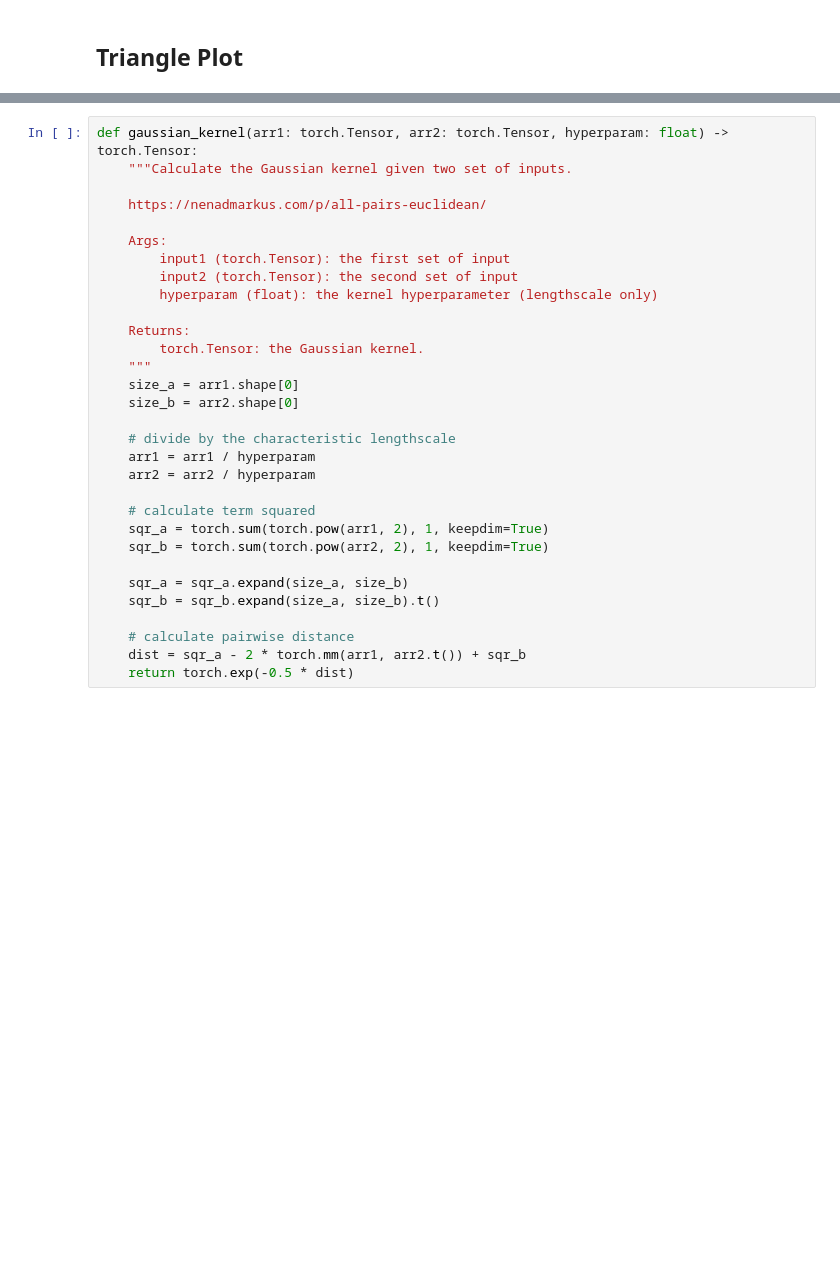
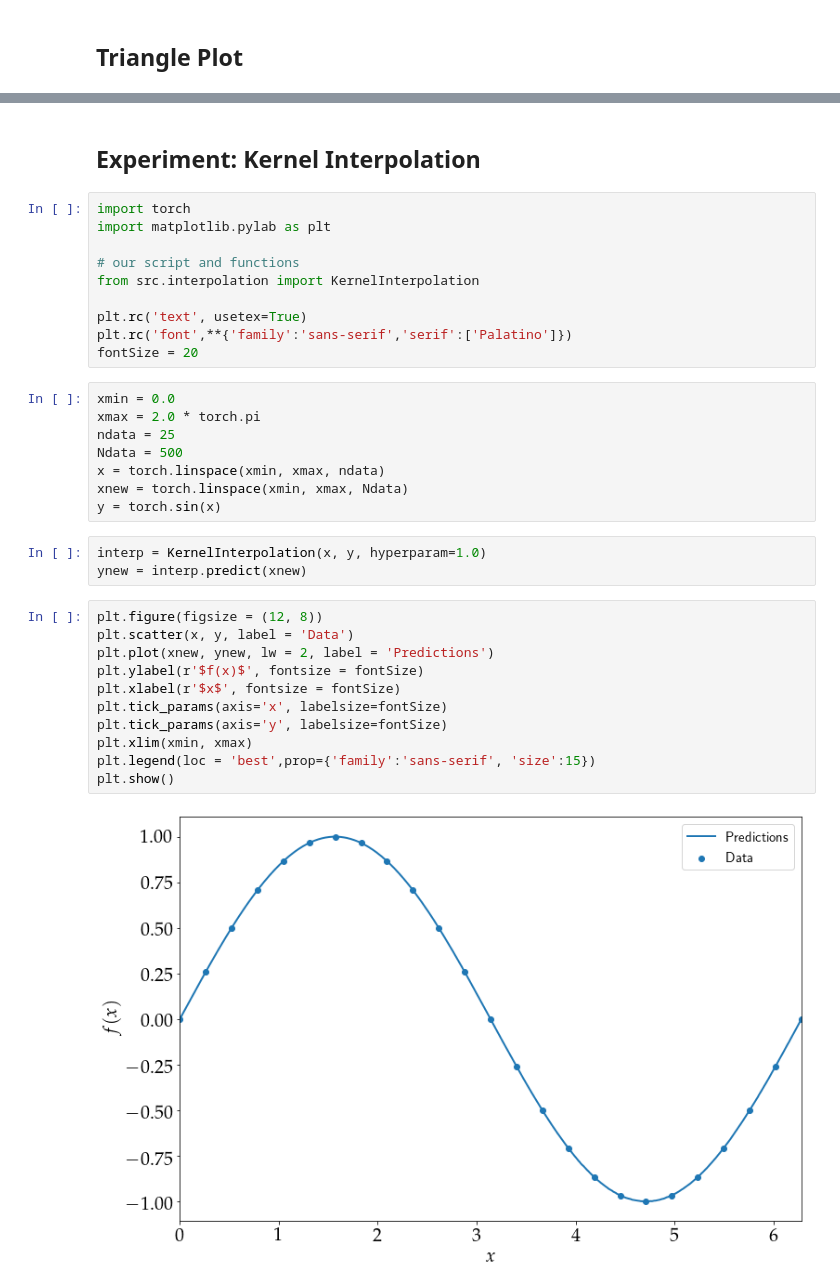
Before and after one commit to Harry45/cosmoBias, a Jupyter notebook: playground.ipynb, the cells around one changed output, grey strips where cells are left out. Cells and saved outputs as stored; diff of their text form; blank space fills up the shorter version.

Commit message:
kernel interpolation

```diff
--- a/playground.ipynb
+++ b/playground.ipynb
@@ -258,31 +237,36 @@ import torch.nn.functional as F
-# %%
-def gaussian_kernel(arr1: torch.Tensor, arr2: torch.Tensor, hyperparam: float) -> torch.Tensor:
-    """Calculate the Gaussian kernel given two set of inputs.
-
-    https://nenadmarkus.com/p/all-pairs-euclidean/
-
-    Args:
-        input1 (torch.Tensor): the first set of input
-        input2 (torch.Tensor): the second set of input
-        hyperparam (float): the kernel hyperparameter (lengthscale only)
-
-    Returns:
-        torch.Tensor: the Gaussian kernel.
-    """
-    size_a = arr1.shape[0]
-    size_b = arr2.shape[0]
-
-    # divide by the characteristic lengthscale
-    arr1 = arr1 / hyperparam
-    arr2 = arr2 / hyperparam
-
-    # calculate term squared
-    sqr_a = torch.sum(torch.pow(arr1, 2), 1, keepdim=True)
-    sqr_b = torch.sum(torch.pow(arr2, 2), 1, keepdim=True)
-
-    sqr_a = sqr_a.expand(size_a, size_b)
-    sqr_b = sqr_b.expand(size_a, size_b).t()
-
-    # calculate pairwise distance
-    dist = sqr_a - 2 * torch.mm(arr1, arr2.t()) + sqr_b
-    return torch.exp(-0.5 * dist)
+# %% [markdown]
+## Experiment: Kernel Interpolation
+# %%
+import torch
+import matplotlib.pylab as plt
+
+# our script and functions
+from src.interpolation import KernelInterpolation
+
+plt.rc('text', usetex=True)
+plt.rc('font',**{'family':'sans-serif','serif':['Palatino']})
+fontSize = 20
+# %%
+xmin = 0.0
+xmax = 2.0 * torch.pi
+ndata = 25
+Ndata = 500
+x = torch.linspace(xmin, xmax, ndata)
+xnew = torch.linspace(xmin, xmax, Ndata)
+y = torch.sin(x)
+# %%
+interp = KernelInterpolation(x, y, hyperparam=1.0)
+ynew = interp.predict(xnew)
+# %%
+plt.figure(figsize = (12, 8))
+plt.scatter(x, y, label = 'Data')
+plt.plot(xnew, ynew, lw = 2, label = 'Predictions')
+plt.ylabel(r'$f(x)$', fontsize = fontSize)
+plt.xlabel(r'$x$', fontsize = fontSize)
+plt.tick_params(axis='x', labelsize=fontSize)
+plt.tick_params(axis='y', labelsize=fontSize)
+plt.xlim(xmin, xmax)
+plt.legend(loc = 'best',prop={'family':'sans-serif', 'size':15})
+plt.show()
+# %% [output]
+[figure, added]
```
Also changed, not shown: parts of 8 cells of this notebook, 1 other file.
